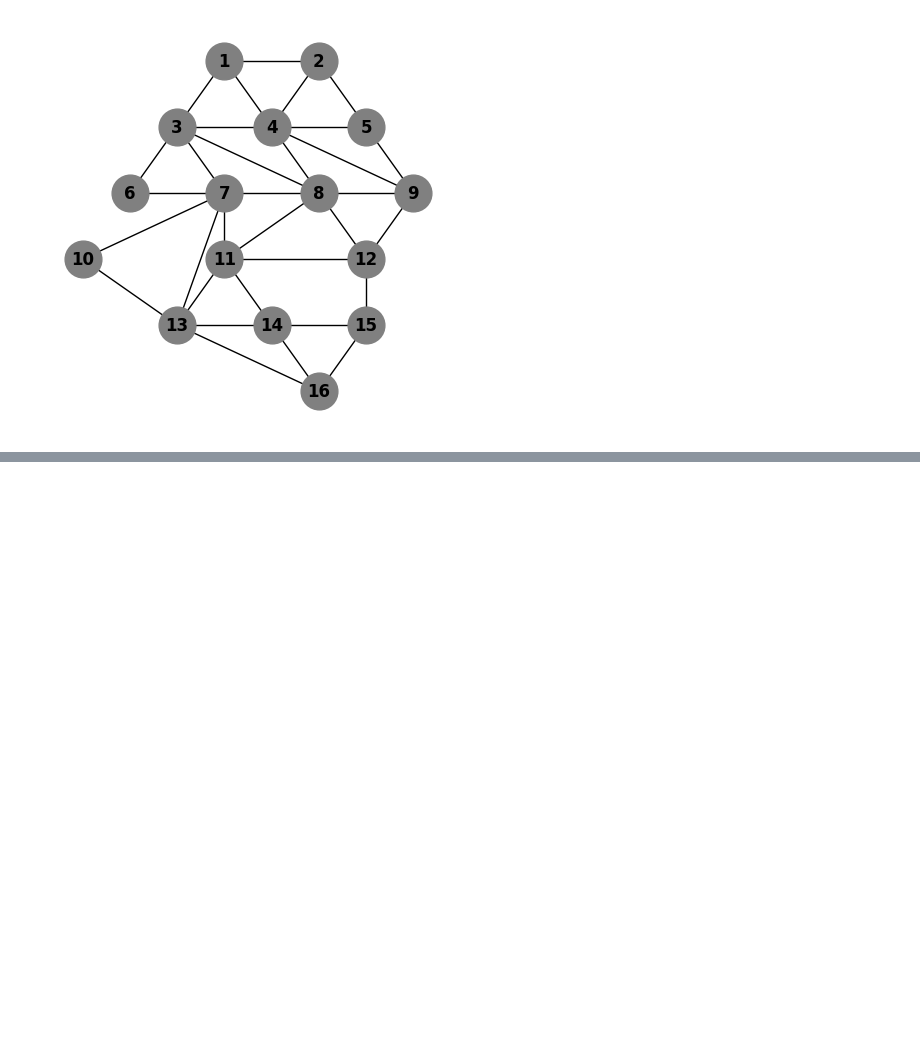
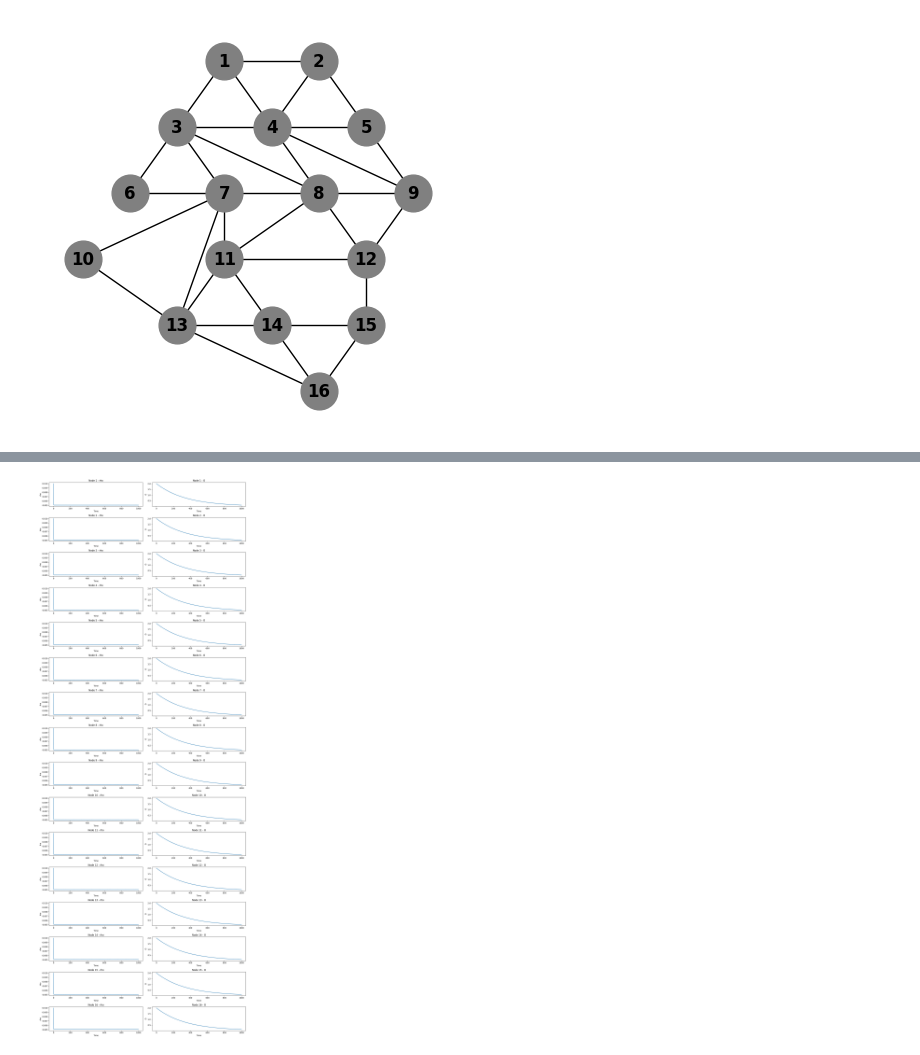
Before and after one commit to ChristianJFG/small_world_criminality, a Jupyter notebook: Networkx.ipynb, the cells around one changed output, grey strips where cells are left out. Drawn from its saved outputs; the diff is of its cells as text; code cells hidden in the pictures; blank space fills up the shorter version.

```diff
--- a/Networkx.ipynb
+++ b/Networkx.ipynb
@@ -175,3 +159,10 @@ nx.draw(G, pos=positions, with_labels=True, node_color='gray', edge_color='black
 plt.show()
 # %% [output]
 [figure]
+# %%
+# Get the adjacency matrix as a numpy array
+A = nx.adjacency_matrix(G).todense()
+print(A)
+print(type(A))
+# Check if the matrix is symmetric
+print(np.allclose(A, A.T))
@@ -177,0 +188,80 @@ plt.show()
+# %%
+# Define the system of ODEs
+alpha = 0.0050415
+beta = 0.000013047
+delta = 0.0079639
+do = 0.0065095
+numerator = 2 * delta**2 * beta + do * (alpha + beta)**2 + 2 * (alpha + beta) * delta * np.sqrt(2 * do * (alpha + beta))
+denominator = 2 * alpha * delta**2
+Ic = numerator / denominator
+I = Ic + 0.3
+
+def system(t, y, A, alpha, beta, delta, do, I):
+    """
+    y[k][0] is rho
+    y[k][1] is O
+    16 repetitions for each municipality
+    2 variables, rho and O
+    """
+
+
+    y = y.reshape(16, 2)
+
+    dydt = np.zeros_like(y)
+
+
+
+    def function_1(j):
+        return A[i][j] * (y[j][0] - y[i][0])
+
+    def function_2(j):
+        return A[i][j] * ((y[i][1]/y[j][1])**I * y[j][0] - (y[j][1]/y[i][1])**I * y[i][0])
+
+    def function_3(j):
+        return A[i][j] * (y[j][1] - y[i][1])
+
+    j = np.arange(16)
+
+
+    for i in range(16):
+        f_1_j = np.vectorize(function_1)(j)
+        f_2_j = np.vectorize(function_2)(j)
+        f_3_j = np.vectorize(function_3)(j)
+        dydt[i, 0] = -y[i, 0] + alpha + np.sum(f_1_j) + np.sum(f_2_j)
+        dydt[i, 1] = -delta * y[i, 1] + beta + y[i, 0] * y[i, 1] + do * np.sum(f_3_j)
+
+    return dydt.flatten()
+
+
+
+# Initial conditions
+y0 = np.array([0.01, 2] * 16)
+
+# Time span
+t_span = (0, 1000)
+t_eval = np.linspace(*t_span, 100000)
+
+# Solve the system of ODEs
+solution = sp.integrate.solve_ivp(system, t_span, y0, args=(A, alpha, beta, delta, do, I), t_eval=t_eval)
+
+t = solution.t
+y = solution.y.reshape(16, 2, -1)
+
+# Plot the results using subplots
+fig, axes = plt.subplots(16, 2, figsize=(15, 40))
+
+for i in range(16):
+    axes[i, 0].plot(t, y[i, 0])
+    axes[i, 0].set_xlabel('Time')
+    axes[i, 0].set_ylabel('rho')
+    axes[i, 0].set_title(f'Node {i + 1} - rho')
+
+    axes[i, 1].plot(t, y[i, 1])
+    axes[i, 1].set_xlabel('Time')
+    axes[i, 1].set_ylabel('O')
+    axes[i, 1].set_title(f'Node {i + 1} - O')
+
+plt.tight_layout()
+plt.show()
+# %% [output]
+[figure, added]
```
Also changed, not shown: parts of 19 cells of this notebook, 1 other file.
